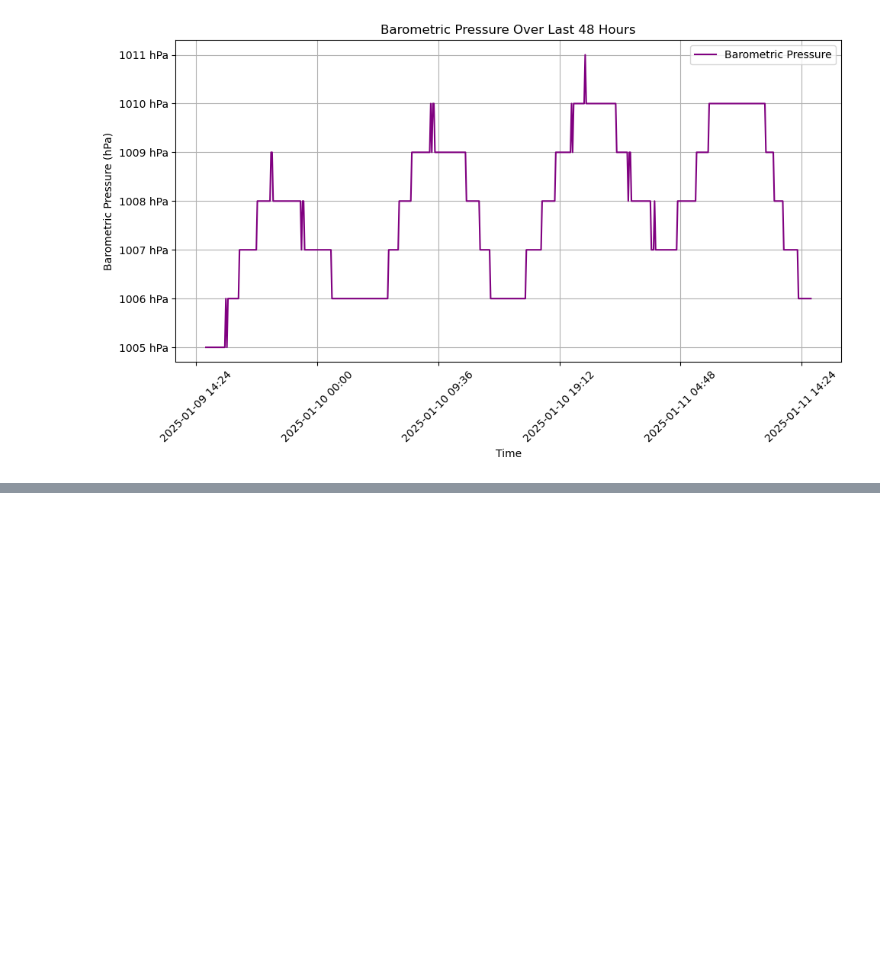
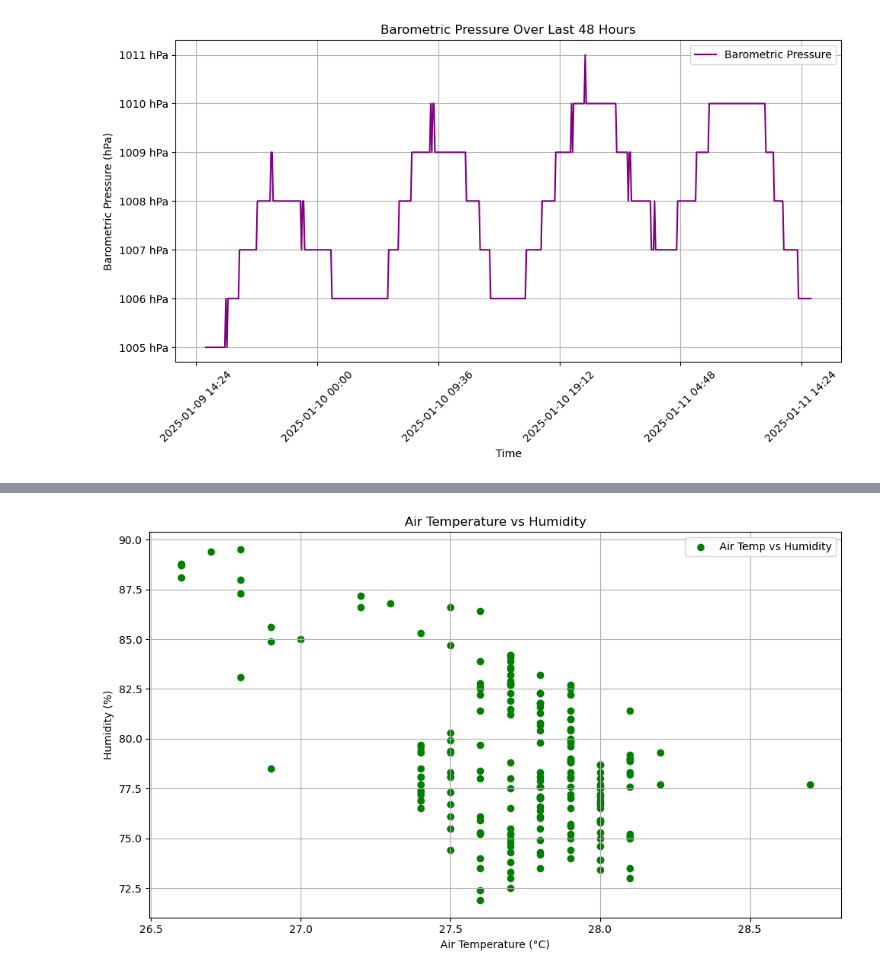
Before and after one commit to Asgar-Fataymamode/OceanX_Project1, a Jupyter notebook: Notebook.ipynb, the cells around one changed output, grey strips where cells are left out. Saved outputs shown, nothing was run; the diff lists cells and outputs as text; code cells hidden in the pictures; blank space fills up the shorter version.

```diff
--- a/Notebook.ipynb
+++ b/Notebook.ipynb
@@ -362,0 +398,35 @@ plt.show()
+# %%
+# testing the relationship between different variables - eg air temperature against humidity
+
+import pandas as pd
+import matplotlib.pyplot as plt
+
+humidity_data = pd.read_csv("Datasets_48hrs/Relative Humidity-data-2025-01-11 15_08_54.csv")
+air_temp_data = pd.read_csv("Datasets_48hrs/Air Temperature modified.csv")
+
+humidity_data['Time'] = pd.to_datetime(humidity_data['Time'])
+air_temp_data['Time'] = pd.to_datetime(air_temp_data['Time'])
+
+humidity_data['MwxStbdRelativeHumidity stbd_mast_vaisala'] = humidity_data[
+    'MwxStbdRelativeHumidity stbd_mast_vaisala'
+].astype(str)
+air_temp_data['MwxStbdAirTemp stbd_mast_vaisala'] = air_temp_data['MwxStbdAirTemp stbd_mast_vaisala'].astype(str)
+
+humidity_data['Humidity'] = humidity_data['MwxStbdRelativeHumidity stbd_mast_vaisala'].str.extract(r'(\d+\.\d+)').astype(float)
+air_temp_data['AirTemperature'] = air_temp_data['MwxStbdAirTemp stbd_mast_vaisala'].str.extract(r'(\d+\.\d+)').astype(float)
+
+merged_data = pd.merge(humidity_data[['Time', 'Humidity']], air_temp_data[['Time', 'AirTemperature']], on='Time')
+
+plt.figure(figsize=(10, 6))
+plt.scatter(merged_data['AirTemperature'], merged_data['Humidity'], color='green', label='Air Temp vs Humidity')
+
+plt.xlabel('Air Temperature (°C)')
+plt.ylabel('Humidity (%)')
+plt.title('Air Temperature vs Humidity over last 48 hours')
+plt.legend()
+plt.grid(True)
+plt.tight_layout()
+
+plt.show()
+# %% [output]
+[figure, added]
```
Also changed, not shown: parts of 3 cells of this notebook, 1 other file.
